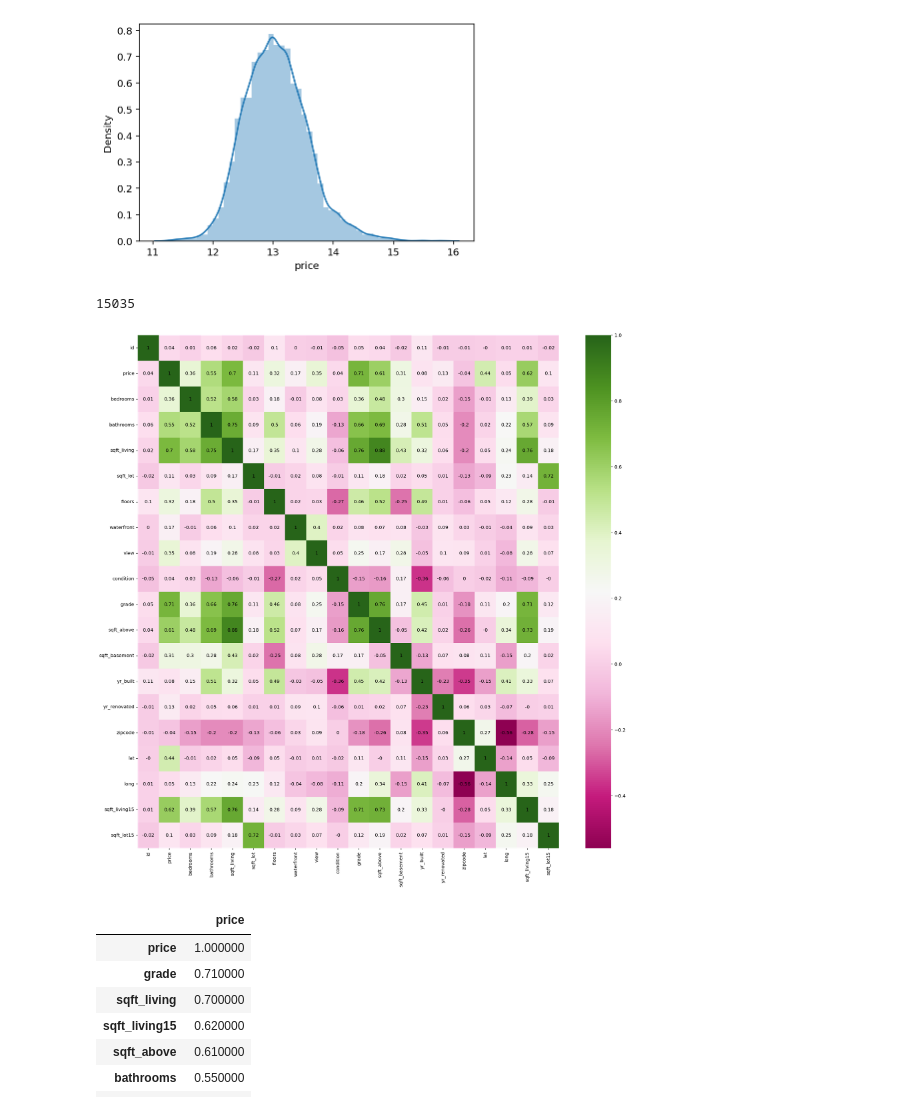
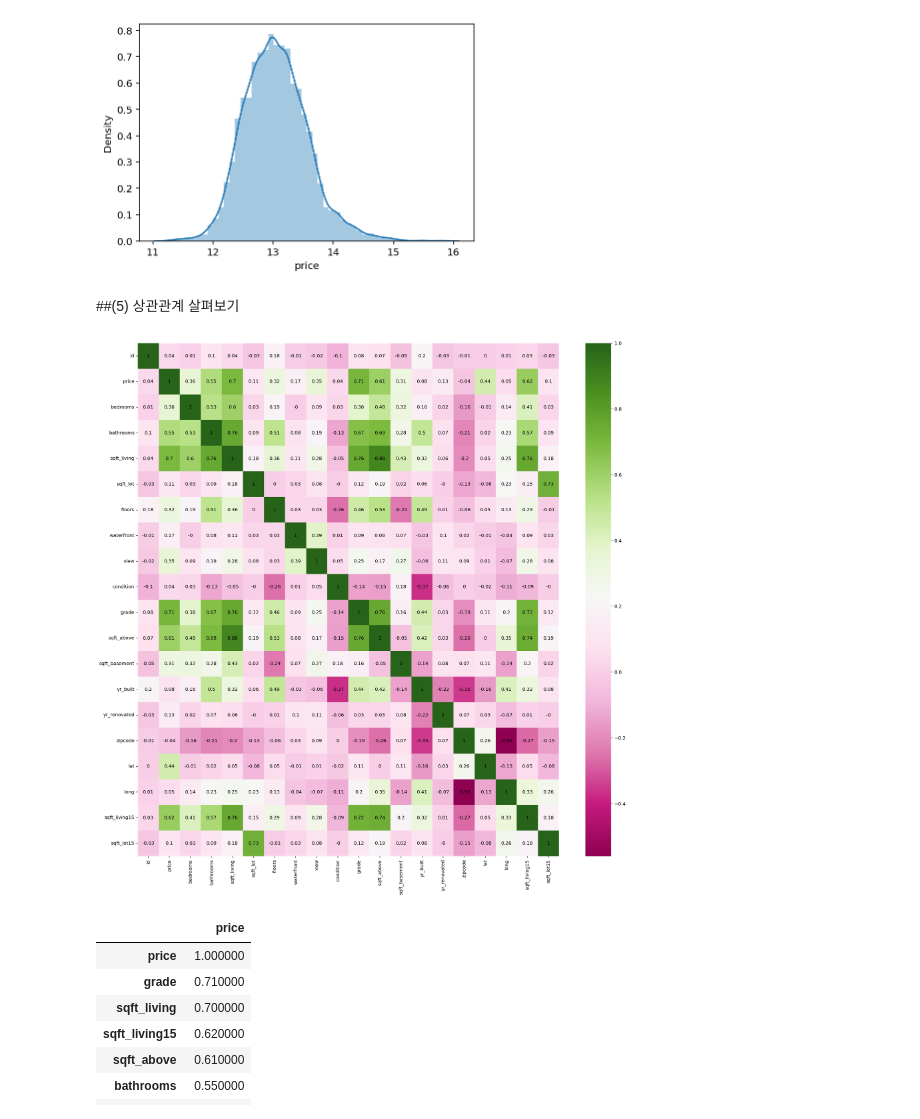
Before and after one commit to LAGABI44/AIFFEL_Study, a Jupyter notebook: Kaggle_House_Price_Prediction.ipynb, the cells around one changed output. Saved outputs shown, nothing was run; the diff lists cells and outputs as text; code cells hidden in the pictures.

```diff
--- a/Kaggle_House_Price_Prediction.ipynb
+++ b/Kaggle_House_Price_Prediction.ipynb
@@ -93,22 +109,17 @@ Ok, good!
 data_dir = '/content/aiffel/kaggle_kakr_housing/data'
 
 train_data_path = join(data_dir, 'train.csv')
-sub_data_path = join(data_dir, 'test.csv')        # 테스트, 즉 submission 시 사용할 데이터 경로
+test_data_path = join(data_dir, 'test.csv')        # 테스트, 즉 submission 시 사용할 데이터 경로
 
 print(train_data_path)
-print(sub_data_path)
+print(test_data_path)
 
 #데이터 불러오기
-#train = pd.read_csv(train_data_path)
-#sub = pd.read_csv(sub_data_path)
+train = pd.read_csv(train_data_path)
+test = pd.read_csv(test_data_path)
 
-#print('train data dim : {}'.format(train.shape))
-#print('sub data dim : {}'.format(sub.shape))
-
-data = pd.read_csv(train_data_path)
-sub = pd.read_csv(sub_data_path)
-print('train data dim : {}'.format(data.shape))
-print('sub data dim : {}'.format(sub.shape))
+print('train data dim : {}'.format(train.shape))
+print('test data dim : {}'.format(test.shape))
 # %% [output]
 /content/aiffel/kaggle_kakr_housing/data/train.csv
 /content/aiffel/kaggle_kakr_housing/data/test.csv
@@ -126,33 +144,28 @@ data.head()
 # %%
-sns.distplot(data['price'])
-data['price'] = np.log1p(data['price'])
+sns.distplot(train['price'])
+train['price'] = np.log1p(train['price'])
 
 #histogram
 f, ax = plt.subplots()
-sns.distplot(data['price'])
+sns.distplot(train['price'])
 # %% [output]
 <matplotlib.axes._subplots.AxesSubplot at 0x...>
 [figure]
 [figure]
-# %%
-train_len = len(data)
-plus = pd.concat((data, sub), axis=0)
-
-print(len(data))
-# %% [output]
-15035
+# %% [markdown]
+##(5) 상관관계 살펴보기
 # %%
-corr_df = plus.corr()
+corr_df = train.corr()
 corr_df = corr_df.apply(lambda x: round(x ,2))
 
-cor_abs = abs(plus.corr(method='spearman'))
+cor_abs = abs(train.corr(method='spearman'))
 cor_cols = cor_abs.nlargest(n=10, columns='price').index # price과 correlation이 높은 column 10개 뽑기(내림차순)
 
 plt.figure(figsize=(20,20))   #아 이부분이 아래로 내려가면 크기 변경에 영향을 못 주는구나..!
 ax = sns.heatmap(corr_df, annot=True, annot_kws=dict(color='black'), cmap='PiYG')   #YlGnBu, RdBu 도 이쁨
 plt.show()
 # %% [output]
-[figure, old version]
+[figure, new version]
 # %%
 # price에 대한 다른 변수들의 상관관계
 co = pd.DataFrame(corr_df["price"].sort_values(ascending = False))  #Price에 대한 다른 변수 수치 뽑기, 내림차순 정렬
```
Also changed, not shown: parts of 17 cells of this notebook.
